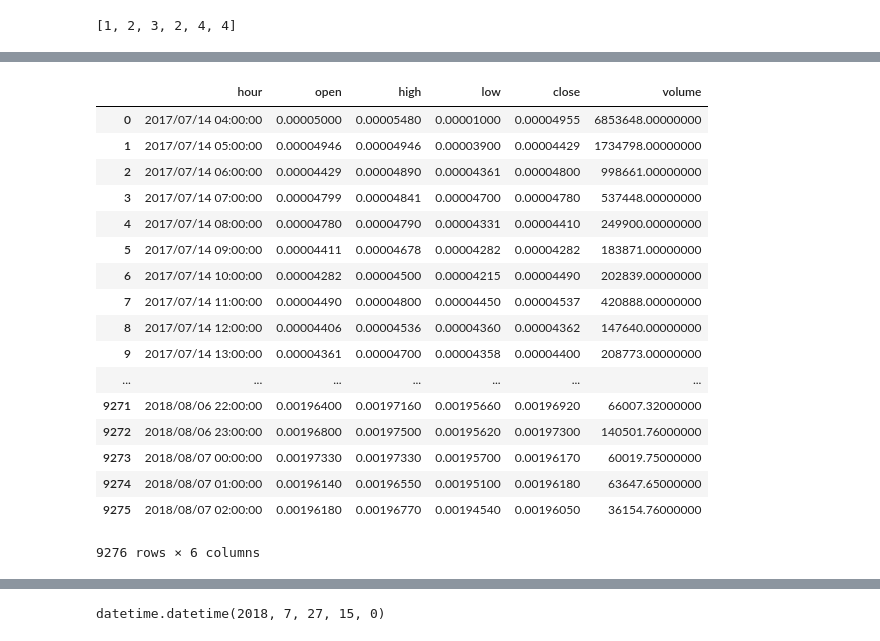
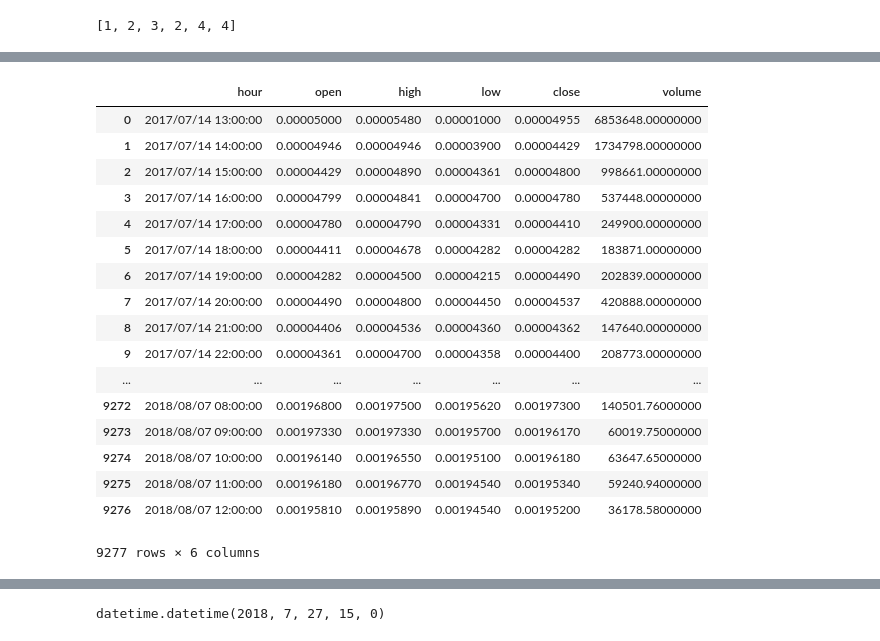
Before and after one commit to llejo3/deep-learning, a Jupyter notebook: cryptocurrency_rnn/cryptocurrency_learning_rnn.ipynb, the cells around one changed output, grey strips where cells are left out. Cells and saved outputs as stored; diff of their text form; code cells hidden in the pictures.

```diff
--- a/cryptocurrency_rnn/cryptocurrency_learning_rnn.ipynb
+++ b/cryptocurrency_rnn/cryptocurrency_learning_rnn.ipynb
@@ -106,7 +106,7 @@ def to_date(date_str) :
 
 def to_hour_str(timestamp) :
     if isinstance(timestamp, pd.Series) :
-        return  pd.to_datetime(timestamp/1000, unit='s').dt.strftime(HOUR_FORMAT)
+        return  pd.DatetimeIndex(pd.to_datetime(timestamp, unit='ms')).tz_localize('UTC').tz_convert('Asia/Seoul').strftime(HOUR_FORMAT)
     elif isinstance(timestamp, datetime.datetime) :
         return timestamp.strftime(HOUR_FORMAT)
     else :
@@ -123,14 +123,14 @@ def get_klines_binance_data(symbol, start) :
         end = to_hour_str(now_datetime - datetime.timedelta(hours=1))
         print(end)
         while True :
-            klines_new = client.get_historical_klines(symbol, Client.KLINE_INTERVAL_1HOUR, start, end)
+            klines_new = client.get_historical_klines(symbol, Client.KLINE_INTERVAL_1HOUR, start + TZ_STR, end + TZ_STR)
             if len(klines_new) == 0:
                 break
             klines = klines_new +  klines
             end = to_hour_str(to_date(start) - datetime.timedelta(hours=1))
             start = to_hour_str(to_date(start) - datetime.timedelta(days=365))
     else :
-        klines = client.get_historical_klines(symbol, Client.KLINE_INTERVAL_1HOUR, start)
+        klines = client.get_historical_klines(symbol, Client.KLINE_INTERVAL_1HOUR, start + TZ_STR)
         klines = klines[:-1]
 
     df_klines = pd.DataFrame(klines, columns=['open-time', 'open', 'high', 'low', 'close', 'volume',
@@ -156,5 +156,6 @@ def get_klines_data(symbol) :
         data.to_csv(file_path, index=False)
     return data
 
-get_klines_data('BNBBTC')
+#get_klines_data('BNBBTC')
+#get_klines_binance_data('BNBBTC', '2018/08/07 11:00:00')
 # %% [output]
@@ -162,19 +163,19 @@ get_klines_data('BNBBTC')
 |  | hour | open | high | low | close | volume |
-| 0 | 2017/07/14 04:00:00 | 0.00005000 | 0.00005480 | 0.00001000 | 0.00004955 | 6853648.00000000 |
-| 1 | 2017/07/14 05:00:00 | 0.00004946 | 0.00004946 | 0.00003900 | 0.00004429 | 1734798.00000000 |
-| 2 | 2017/07/14 06:00:00 | 0.00004429 | 0.00004890 | 0.00004361 | 0.00004800 | 998661.00000000 |
-| 3 | 2017/07/14 07:00:00 | 0.00004799 | 0.00004841 | 0.00004700 | 0.00004780 | 537448.00000000 |
-| 4 | 2017/07/14 08:00:00 | 0.00004780 | 0.00004790 | 0.00004331 | 0.00004410 | 249900.00000000 |
-| 5 | 2017/07/14 09:00:00 | 0.00004411 | 0.00004678 | 0.00004282 | 0.00004282 | 183871.00000000 |
-| 6 | 2017/07/14 10:00:00 | 0.00004282 | 0.00004500 | 0.00004215 | 0.00004490 | 202839.00000000 |
-| 7 | 2017/07/14 11:00:00 | 0.00004490 | 0.00004800 | 0.00004450 | 0.00004537 | 420888.00000000 |
-| 8 | 2017/07/14 12:00:00 | 0.00004406 | 0.00004536 | 0.00004360 | 0.00004362 | 147640.00000000 |
-| 9 | 2017/07/14 13:00:00 | 0.00004361 | 0.00004700 | 0.00004358 | 0.00004400 | 208773.00000000 |
+| 0 | 2017/07/14 13:00:00 | 0.00005000 | 0.00005480 | 0.00001000 | 0.00004955 | 6853648.00000000 |
+| 1 | 2017/07/14 14:00:00 | 0.00004946 | 0.00004946 | 0.00003900 | 0.00004429 | 1734798.00000000 |
+| 2 | 2017/07/14 15:00:00 | 0.00004429 | 0.00004890 | 0.00004361 | 0.00004800 | 998661.00000000 |
+| 3 | 2017/07/14 16:00:00 | 0.00004799 | 0.00004841 | 0.00004700 | 0.00004780 | 537448.00000000 |
+| 4 | 2017/07/14 17:00:00 | 0.00004780 | 0.00004790 | 0.00004331 | 0.00004410 | 249900.00000000 |
+| 5 | 2017/07/14 18:00:00 | 0.00004411 | 0.00004678 | 0.00004282 | 0.00004282 | 183871.00000000 |
+| 6 | 2017/07/14 19:00:00 | 0.00004282 | 0.00004500 | 0.00004215 | 0.00004490 | 202839.00000000 |
+| 7 | 2017/07/14 20:00:00 | 0.00004490 | 0.00004800 | 0.00004450 | 0.00004537 | 420888.00000000 |
+| 8 | 2017/07/14 21:00:00 | 0.00004406 | 0.00004536 | 0.00004360 | 0.00004362 | 147640.00000000 |
+| 9 | 2017/07/14 22:00:00 | 0.00004361 | 0.00004700 | 0.00004358 | 0.00004400 | 208773.00000000 |
 | ... | ... | ... | ... | ... | ... | ... |
-| 9271 | 2018/08/06 22:00:00 | 0.00196400 | 0.00197160 | 0.00195660 | 0.00196920 | 66007.32000000 |
-| 9272 | 2018/08/06 23:00:00 | 0.00196800 | 0.00197500 | 0.00195620 | 0.00197300 | 140501.76000000 |
-| 9273 | 2018/08/07 00:00:00 | 0.00197330 | 0.00197330 | 0.00195700 | 0.00196170 | 60019.75000000 |
-| 9274 | 2018/08/07 01:00:00 | 0.00196140 | 0.00196550 | 0.00195100 | 0.00196180 | 63647.65000000 |
-| 9275 | 2018/08/07 02:00:00 | 0.00196180 | 0.00196770 | 0.00194540 | 0.00196050 | 36154.76000000 |
+| 9272 | 2018/08/07 08:00:00 | 0.00196800 | 0.00197500 | 0.00195620 | 0.00197300 | 140501.76000000 |
+| 9273 | 2018/08/07 09:00:00 | 0.00197330 | 0.00197330 | 0.00195700 | 0.00196170 | 60019.75000000 |
+| 9274 | 2018/08/07 10:00:00 | 0.00196140 | 0.00196550 | 0.00195100 | 0.00196180 | 63647.65000000 |
+| 9275 | 2018/08/07 11:00:00 | 0.00196180 | 0.00196770 | 0.00194540 | 0.00195340 | 59240.94000000 |
+| 9276 | 2018/08/07 12:00:00 | 0.00195810 | 0.00195890 | 0.00194540 | 0.00195200 | 36178.58000000 |
-9276 rows × 6 columns
+9277 rows × 6 columns
 # %%
```
Also changed, not shown: parts of 2 cells of this notebook, 1 other file.
